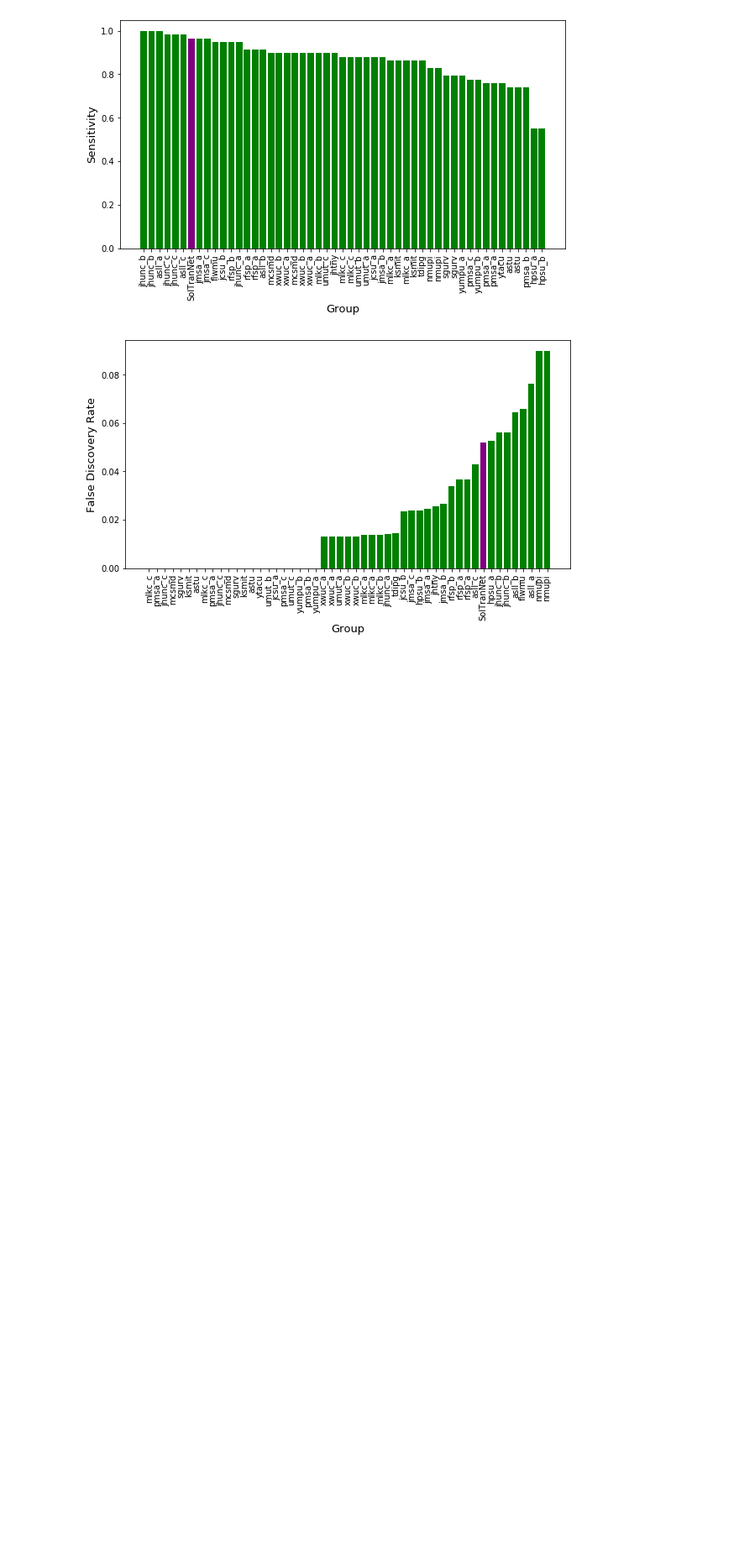
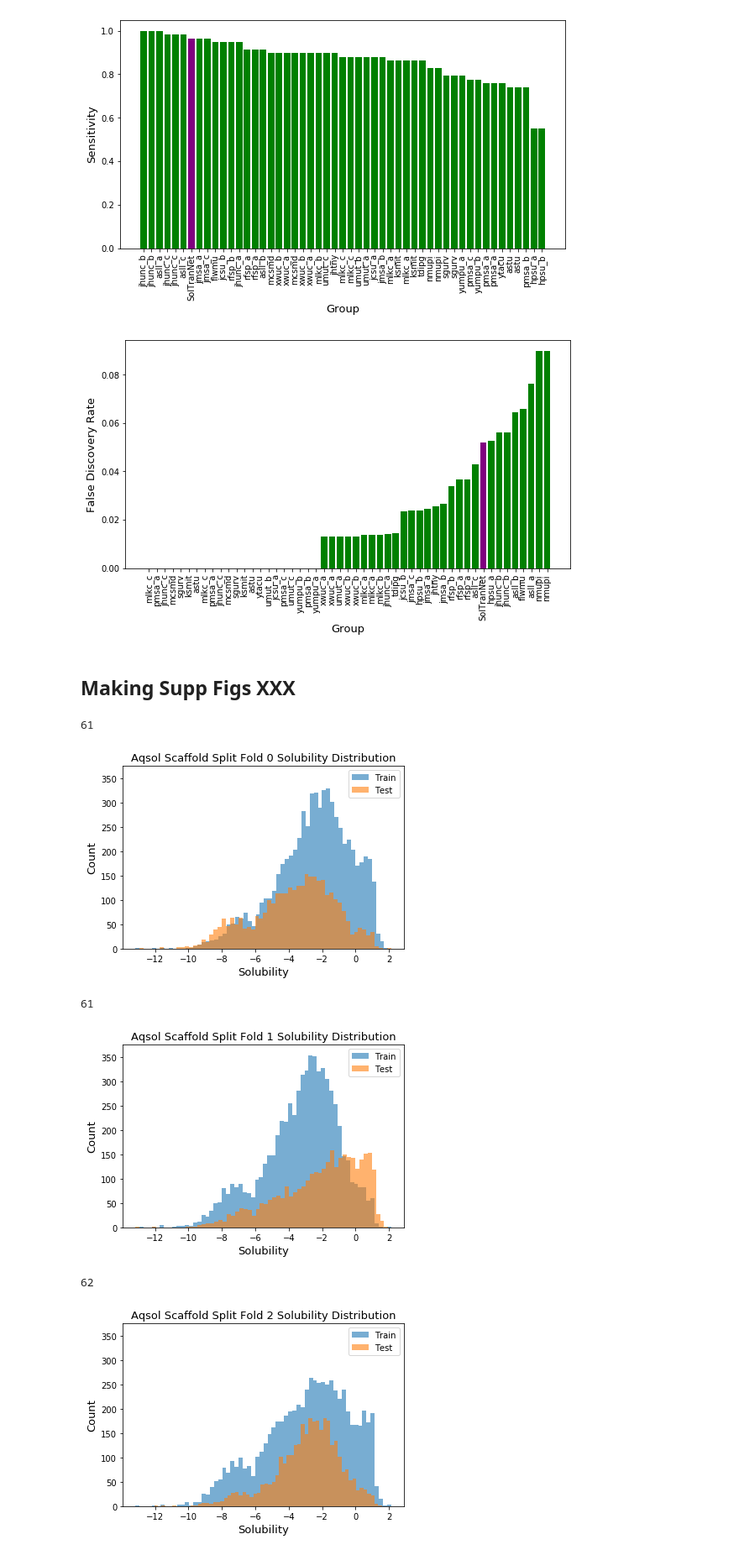
Before and after one commit to francoep/SolTranNet_paper, a Jupyter notebook: Making_Figures.ipynb, the cells around one changed output. Shown at 84% size. Cells and saved outputs as stored; diff of their text form; code cells hidden in the pictures; blank space fills up the shorter version.

```diff
--- a/Making_Figures.ipynb
+++ b/Making_Figures.ipynb
@@ -719,3 +729,43 @@ for k in data:
 # %% [output]
 [figure]
 [figure]
+# %% [markdown]
+## Making Supp Figs XXX
+# %%
+#Distribution of train/test solubilities for the scaffold split.
+files=glob.glob('data/training_data/aqsol_scaf_2d_t*.csv')
+sol_dic={'train':{},'test':{}}
+
+for f in files:
+    data=pd.read_csv(f)
+    if '_train' in f:
+        key1='train'
+    else:
+        key1='test'
+
+    fold=f.split(key1)[-1][0]
+    sol_dic[key1][fold]=data['y'].tolist()
+# %%
+for fold in ['0','1','2']:
+    w=0.25
+    n=math.ceil((max(sol_dic['train'][fold])-min(sol_dic['train'][fold]))/w)
+    print(n)
+    plt.rc('axes',labelsize=13)
+    plt.rc('axes',titlesize=13)
+    plt.figure()
+    plt.hist(sol_dic['train'][fold],label='Train',alpha=0.6,bins=n)
+    plt.hist(sol_dic['test'][fold],label='Test',alpha=0.6,bins=n)
+    plt.ylabel('Count')
+    plt.xlabel('Solubility')
+    plt.title('Aqsol Scaffold Split Fold '+fold+' Solubility Distribution')
+    plt.ylim((0,375))
+    plt.savefig('figures/aqsol_scaf'+fold+'_soldist.pdf')
+    plt.legend()
+    plt.show()
+# %% [output]
+61
+[figure, added]
+61
+[figure, added]
+62
+[figure, added]
```
Also changed, not shown: parts of 3 cells of this notebook, 3 other files.
